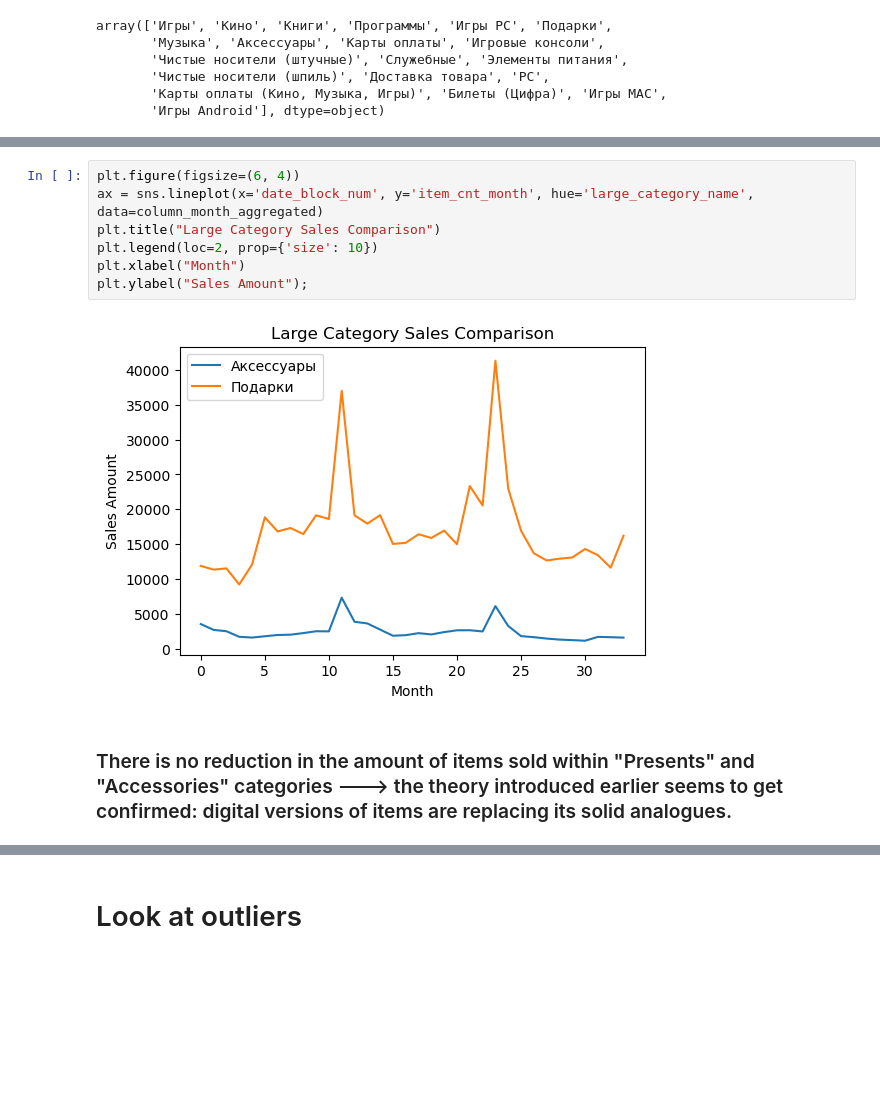
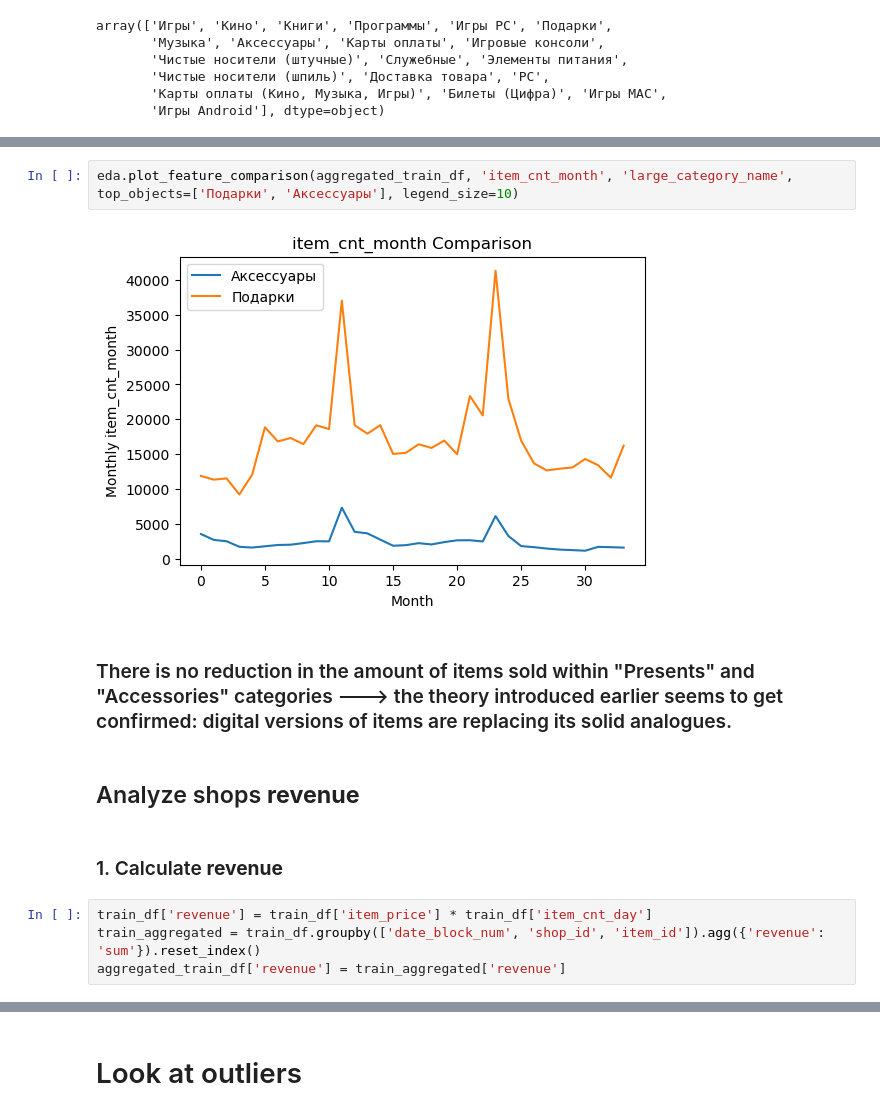
Before and after one commit to Alexennk/ml-ds-practice, a Jupyter notebook: notebooks/eda_notebook.ipynb, the cells around one changed output, grey strips where cells are left out. Saved outputs shown, nothing was run; the diff lists cells and outputs as text; blank space fills up the shorter version.

```diff
--- a/notebooks/eda_notebook.ipynb
+++ b/notebooks/eda_notebook.ipynb
@@ -366,11 +276,14 @@ column_month_aggregated.reset_index(inplace=True)
-# %%
-plt.figure(figsize=(6, 4))
-ax = sns.lineplot(x='date_block_num', y='item_cnt_month', hue='large_category_name', data=column_month_aggregated)
-plt.title("Large Category Sales Comparison")
-plt.legend(loc=2, prop={'size': 10})
-plt.xlabel("Month")
-plt.ylabel("Sales Amount");
-# %% [output]
-[figure, removed]
+# %%
+eda.plot_feature_comparison(aggregated_train_df, 'item_cnt_month', 'large_category_name', top_objects=['Подарки', 'Аксессуары'], legend_size=10)
+# %% [output]
+[figure, added]
 # %% [markdown]
 ### There is no reduction in the amount of items sold within "Presents" and "Accessories" categories  --->  the theory introduced earlier seems to get confirmed: digital versions of items are replacing its solid analogues.
+# %% [markdown]
+## Analyze shops **revenue**
+# %% [markdown]
+### 1. Calculate **revenue**
+# %%
+train_df['revenue'] = train_df['item_price'] * train_df['item_cnt_day']
+train_aggregated = train_df.groupby(['date_block_num', 'shop_id', 'item_id']).agg({'revenue': 'sum'}).reset_index()
+aggregated_train_df['revenue'] = train_aggregated['revenue']
```
Also changed, not shown: parts of 35 cells of this notebook, 2 other files.
